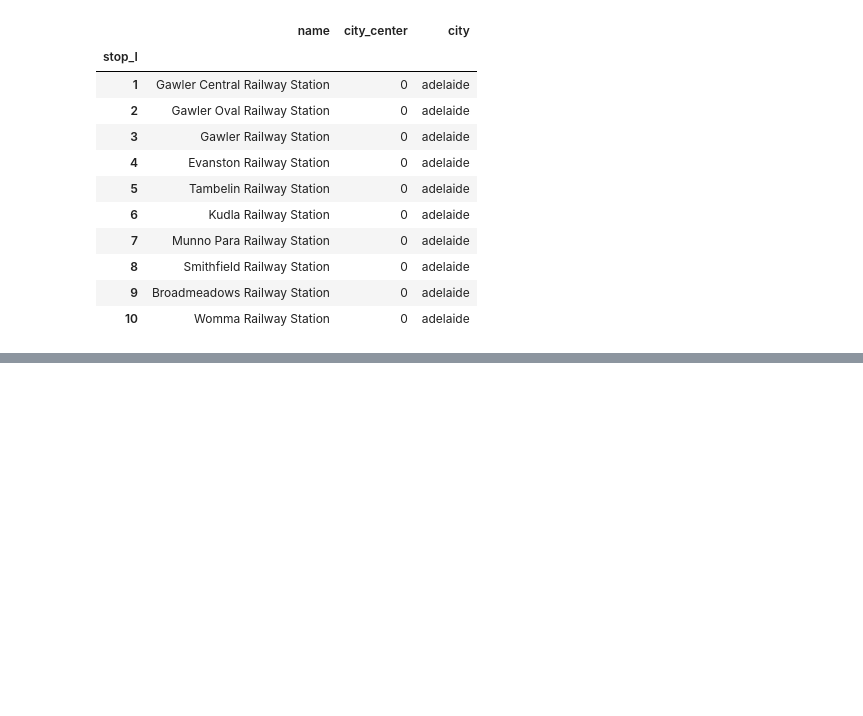
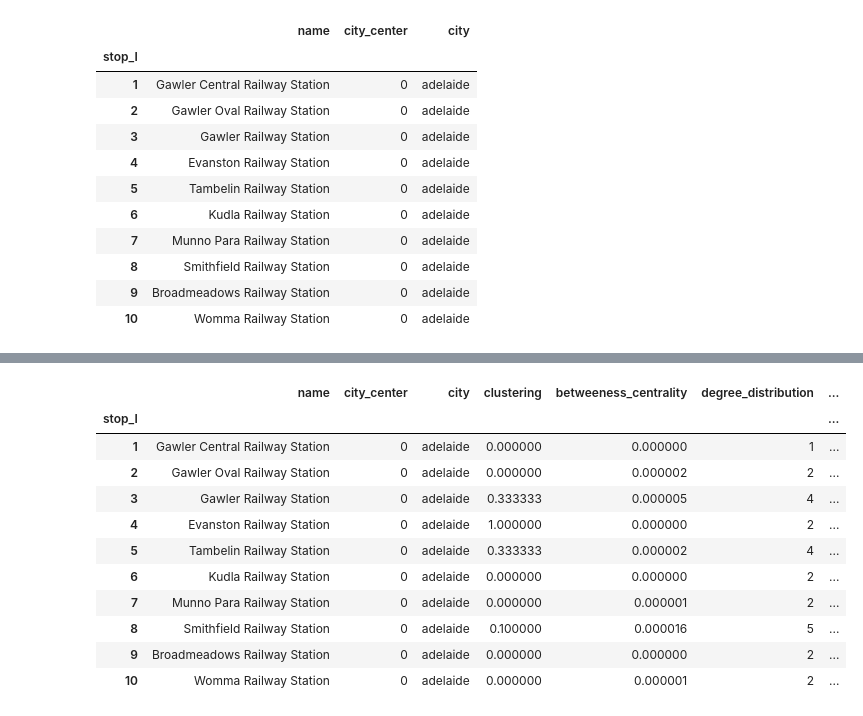
Before and after one commit to NML-Team-27/Project, a Jupyter notebook: eda_2.ipynb, the cells around one changed output, grey strips where cells are left out. Drawn from its saved outputs; the diff is of its cells as text; code cells hidden in the pictures; blank space fills up the shorter version.

```diff
--- a/eda_2.ipynb
+++ b/eda_2.ipynb
@@ -63,0 +74,15 @@ for attr, _ in fcts:
+# %%
+final[0].head(10)
+# %% [output]
+|  | name | city_center | city | clustering | betweeness_centrality | degree_distribution | ... |
+| stop_I |  |  |  |  |  |  | ... |
+| 1 | Gawler Central Railway Station | 0 | adelaide | 0.000000 | 0.000000 | 1 | ... |
+| 2 | Gawler Oval Railway Station | 0 | adelaide | 0.000000 | 0.000002 | 2 | ... |
+| 3 | Gawler Railway Station | 0 | adelaide | 0.333333 | 0.000005 | 4 | ... |
+| 4 | Evanston Railway Station | 0 | adelaide | 1.000000 | 0.000000 | 2 | ... |
+| 5 | Tambelin Railway Station | 0 | adelaide | 0.333333 | 0.000002 | 4 | ... |
+| 6 | Kudla Railway Station | 0 | adelaide | 0.000000 | 0.000000 | 2 | ... |
+| 7 | Munno Para Railway Station | 0 | adelaide | 0.000000 | 0.000001 | 2 | ... |
+| 8 | Smithfield Railway Station | 0 | adelaide | 0.100000 | 0.000016 | 5 | ... |
+| 9 | Broadmeadows Railway Station | 0 | adelaide | 0.000000 | 0.000000 | 2 | ... |
+| 10 | Womma Railway Station | 0 | adelaide | 0.000000 | 0.000001 | 2 | ... |
```
Also changed, not shown: parts of 5 cells of this notebook, 1 other file.
